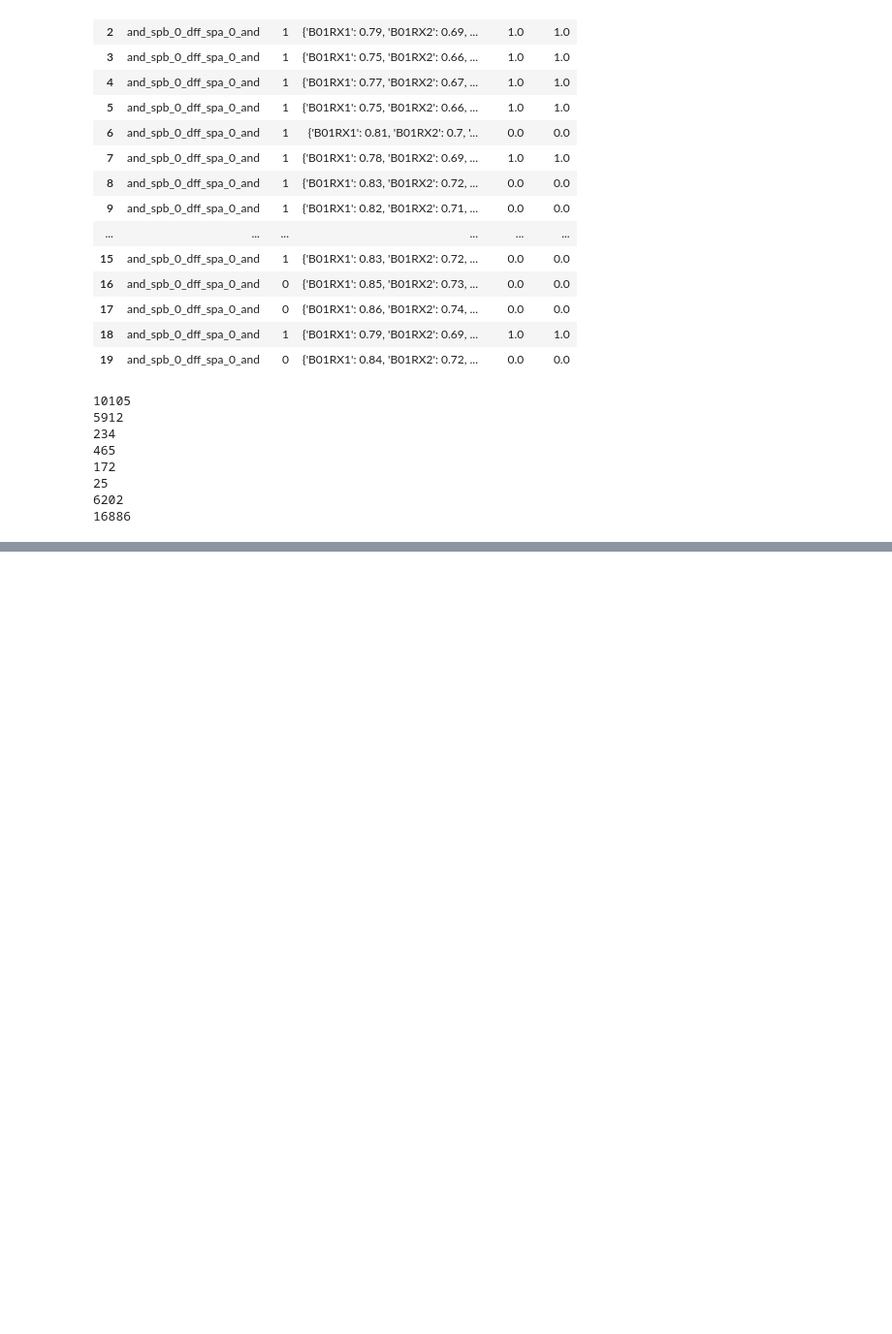
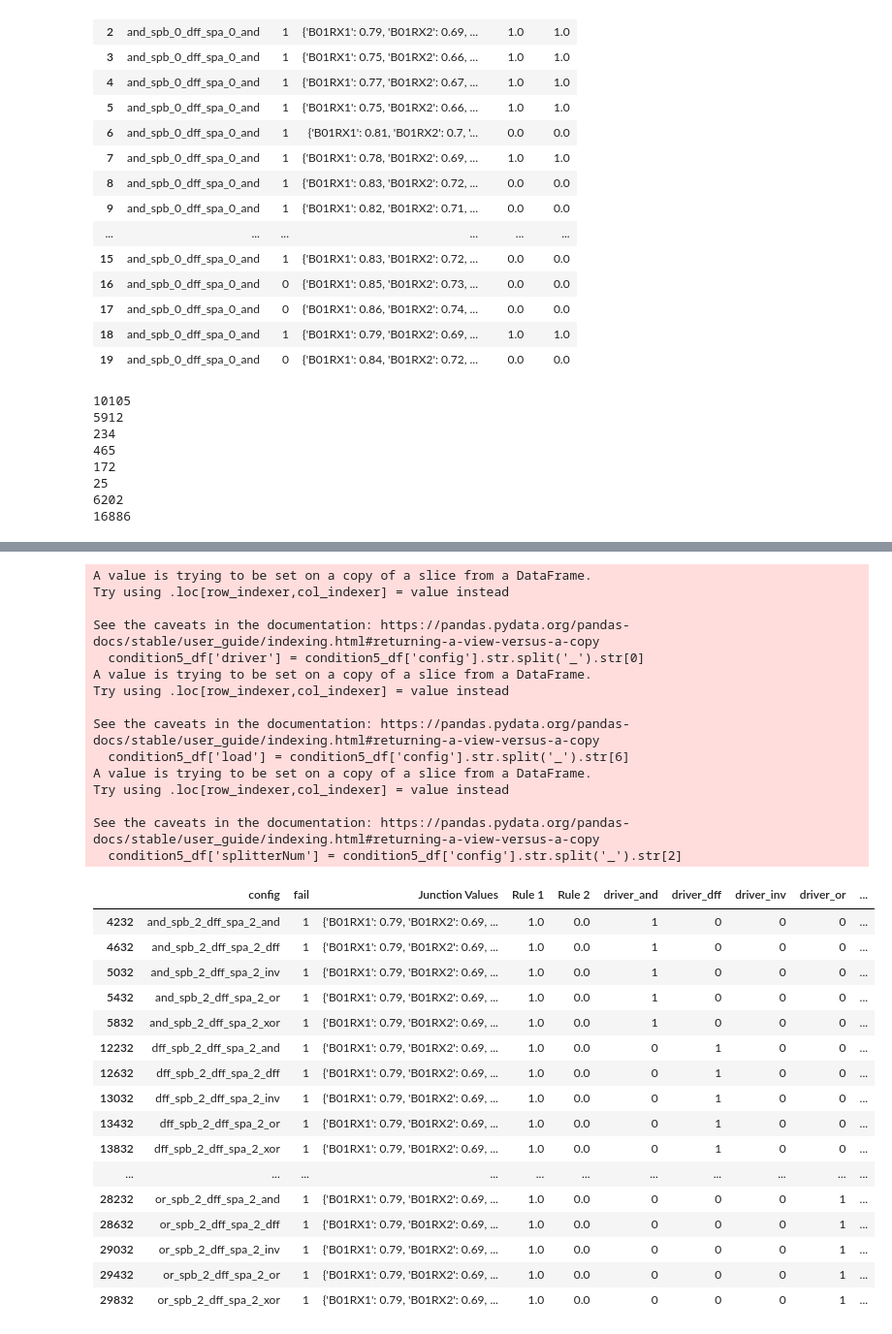
Before and after one commit to carrienlei/RSFQ_2, a Jupyter notebook: RSFQ_2.ipynb, the cells around one changed output, grey strips where cells are left out. Shown at 97% size. Drawn from its saved outputs; the diff is of its cells as text; code cells hidden in the pictures; blank space fills up the shorter version.

```diff
--- a/RSFQ_2.ipynb
+++ b/RSFQ_2.ipynb
@@ -105,3 +346,65 @@ print(len(condition7_df))
+# %%
+condition5_df['driver'] = condition5_df['config'].str.split('_').str[0]
+condition5_df['load'] = condition5_df['config'].str.split('_').str[6]
+condition5_df['splitterNum'] = condition5_df['config'].str.split('_').str[2]
+
+condition5_df= pd.get_dummies(condition5_df, columns = ["driver", "load", "splitterNum"])
+
+condition5_df.head(20)
+
+# truthTable_5 = condition5_df[condition5_df.columns[-13:]]
+# # truthTable_5
+
+# minterms_5 = []
+# for row in truthTable_5.values:
+#     binary = "".join(map(str, row))
+#     minterms_5.append(binary)
+
+# minterms_5 = list(set(minterms_5))
+# minterms_5.sort()
+# # print (len(minterms_5))
+# prime_implicants = qm.check(minterms_5)
+# # print("Prime Implicants are:")
+# # print(prime_implicants)
+# chart = qm.prime_implicant_chart(prime_implicants, minterms_5)
+
+# essential_prime_implicants = qm.selection(chart, prime_implicants)
+# print("Essential Prime Implicants are:")
+# print(essential_prime_implicants)
+# print(len(essential_prime_implicants))
+# %% [output]
+A value is trying to be set on a copy of a slice from a DataFrame.
+Try using .loc[row_indexer,col_indexer] = value instead
+
+See the caveats in the documentation: https://pandas.pydata.org/pandas-docs/stable/user_guide/indexing.html#returning-a-view-versus-a-copy
+  condition5_df['driver'] = condition5_df['config'].str.split('_').str[0]
+A value is trying to be set on a copy of a slice from a DataFrame.
+Try using .loc[row_indexer,col_indexer] = value instead
+
+See the caveats in the documentation: https://pandas.pydata.org/pandas-docs/stable/user_guide/indexing.html#returning-a-view-versus-a-copy
+  condition5_df['load'] = condition5_df['config'].str.split('_').str[6]
+A value is trying to be set on a copy of a slice from a DataFrame.
+Try using .loc[row_indexer,col_indexer] = value instead
+
+See the caveats in the documentation: https://pandas.pydata.org/pandas-docs/stable/user_guide/indexing.html#returning-a-view-versus-a-copy
+  condition5_df['splitterNum'] = condition5_df['config'].str.split('_').str[2]
+|  | config | fail | Junction Values | Rule 1 | Rule 2 | driver_and | driver_dff | driver_inv | driver_or | ... |
+| 4232 | and_spb_2_dff_spa_2_and | 1 | {'B01RX1': 0.79, 'B01RX2': 0.69, ... | 1.0 | 0.0 | 1 | 0 | 0 | 0 | ... |
+| 4632 | and_spb_2_dff_spa_2_dff | 1 | {'B01RX1': 0.79, 'B01RX2': 0.69, ... | 1.0 | 0.0 | 1 | 0 | 0 | 0 | ... |
+| 5032 | and_spb_2_dff_spa_2_inv | 1 | {'B01RX1': 0.79, 'B01RX2': 0.69, ... | 1.0 | 0.0 | 1 | 0 | 0 | 0 | ... |
+| 5432 | and_spb_2_dff_spa_2_or | 1 | {'B01RX1': 0.79, 'B01RX2': 0.69, ... | 1.0 | 0.0 | 1 | 0 | 0 | 0 | ... |
+| 5832 | and_spb_2_dff_spa_2_xor | 1 | {'B01RX1': 0.79, 'B01RX2': 0.69, ... | 1.0 | 0.0 | 1 | 0 | 0 | 0 | ... |
+| 12232 | dff_spb_2_dff_spa_2_and | 1 | {'B01RX1': 0.79, 'B01RX2': 0.69, ... | 1.0 | 0.0 | 0 | 1 | 0 | 0 | ... |
+| 12632 | dff_spb_2_dff_spa_2_dff | 1 | {'B01RX1': 0.79, 'B01RX2': 0.69, ... | 1.0 | 0.0 | 0 | 1 | 0 | 0 | ... |
+| 13032 | dff_spb_2_dff_spa_2_inv | 1 | {'B01RX1': 0.79, 'B01RX2': 0.69, ... | 1.0 | 0.0 | 0 | 1 | 0 | 0 | ... |
+| 13432 | dff_spb_2_dff_spa_2_or | 1 | {'B01RX1': 0.79, 'B01RX2': 0.69, ... | 1.0 | 0.0 | 0 | 1 | 0 | 0 | ... |
+| 13832 | dff_spb_2_dff_spa_2_xor | 1 | {'B01RX1': 0.79, 'B01RX2': 0.69, ... | 1.0 | 0.0 | 0 | 1 | 0 | 0 | ... |
+| ... | ... | ... | ... | ... | ... | ... | ... | ... | ... | ... |
+| 28232 | or_spb_2_dff_spa_2_and | 1 | {'B01RX1': 0.79, 'B01RX2': 0.69, ... | 1.0 | 0.0 | 0 | 0 | 0 | 1 | ... |
+| 28632 | or_spb_2_dff_spa_2_dff | 1 | {'B01RX1': 0.79, 'B01RX2': 0.69, ... | 1.0 | 0.0 | 0 | 0 | 0 | 1 | ... |
+| 29032 | or_spb_2_dff_spa_2_inv | 1 | {'B01RX1': 0.79, 'B01RX2': 0.69, ... | 1.0 | 0.0 | 0 | 0 | 0 | 1 | ... |
+| 29432 | or_spb_2_dff_spa_2_or | 1 | {'B01RX1': 0.79, 'B01RX2': 0.69, ... | 1.0 | 0.0 | 0 | 0 | 0 | 1 | ... |
+| 29832 | or_spb_2_dff_spa_2_xor | 1 | {'B01RX1': 0.79, 'B01RX2': 0.69, ... | 1.0 | 0.0 | 0 | 0 | 0 | 1 | ... |
 # %%
 condition6_df['driver'] = condition6_df['config'].str.split('_').str[0]
 condition6_df['load'] = condition6_df['config'].str.split('_').str[6]
```
Also changed, not shown: parts of 8 cells of this notebook.
